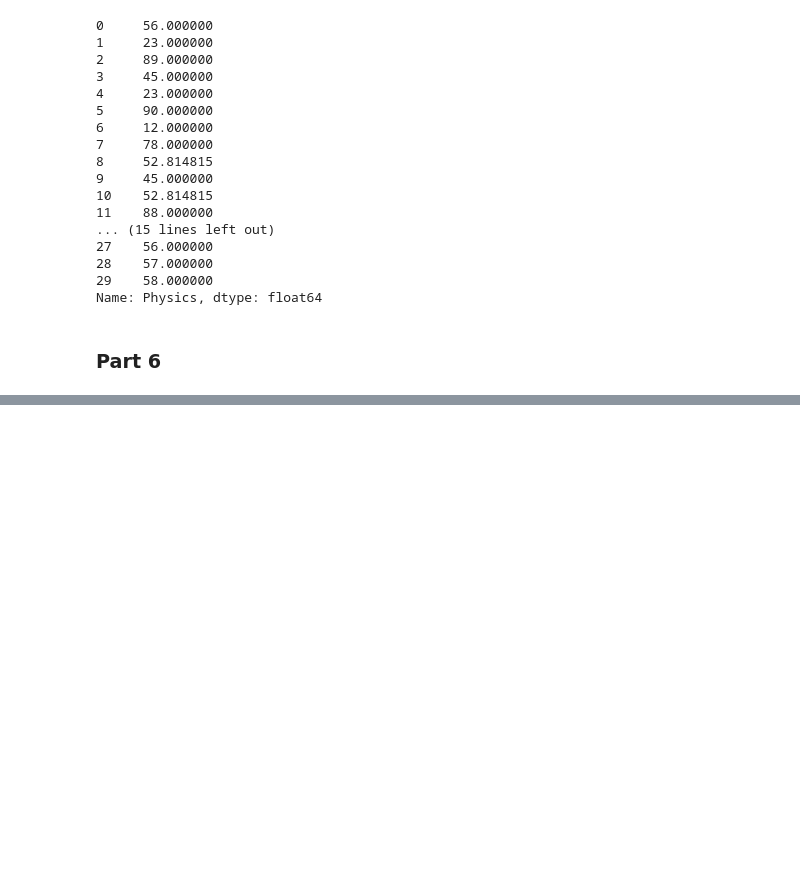
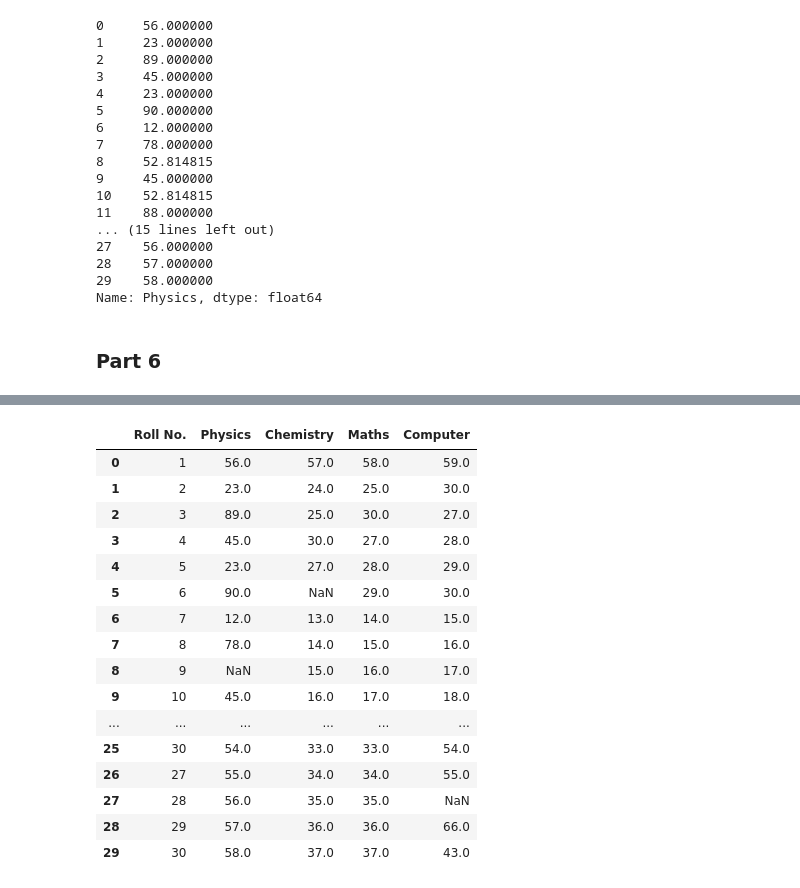
Before and after one commit to joyjeetcoding/python, a Jupyter notebook: pandaslib.ipynb, the cells around one changed output, grey strips where cells are left out. Saved outputs shown, nothing was run; the diff lists cells and outputs as text; code cells hidden in the pictures; blank space fills up the shorter version.

Commit message:
replace() added

```diff
--- a/pandaslib.ipynb
+++ b/pandaslib.ipynb
@@ -629,0 +632,3 @@ Name: Physics, dtype: float64
+# %%
+df = pd.read_csv(r'C:\Users\joyje\Documents\ML\Datasets\sample.csv')
+df.head()
@@ -629,0 +642,20 @@ Name: Physics, dtype: float64
+# %%
+df.replace(to_replace=26, value=30)
+# %% [output]
+|  | Roll No. | Physics | Chemistry | Maths | Computer |
+| 0 | 1 | 56.0 | 57.0 | 58.0 | 59.0 |
+| 1 | 2 | 23.0 | 24.0 | 25.0 | 30.0 |
+| 2 | 3 | 89.0 | 25.0 | 30.0 | 27.0 |
+| 3 | 4 | 45.0 | 30.0 | 27.0 | 28.0 |
+| 4 | 5 | 23.0 | 27.0 | 28.0 | 29.0 |
+| 5 | 6 | 90.0 | NaN | 29.0 | 30.0 |
+| 6 | 7 | 12.0 | 13.0 | 14.0 | 15.0 |
+| 7 | 8 | 78.0 | 14.0 | 15.0 | 16.0 |
+| 8 | 9 | NaN | 15.0 | 16.0 | 17.0 |
+| 9 | 10 | 45.0 | 16.0 | 17.0 | 18.0 |
+| ... | ... | ... | ... | ... | ... |
+| 25 | 30 | 54.0 | 33.0 | 33.0 | 54.0 |
+| 26 | 27 | 55.0 | 34.0 | 34.0 | 55.0 |
+| 27 | 28 | 56.0 | 35.0 | 35.0 | NaN |
+| 28 | 29 | 57.0 | 36.0 | 36.0 | 66.0 |
+| 29 | 30 | 58.0 | 37.0 | 37.0 | 43.0 |
```
Also changed, not shown: parts of 9 cells of this notebook.
